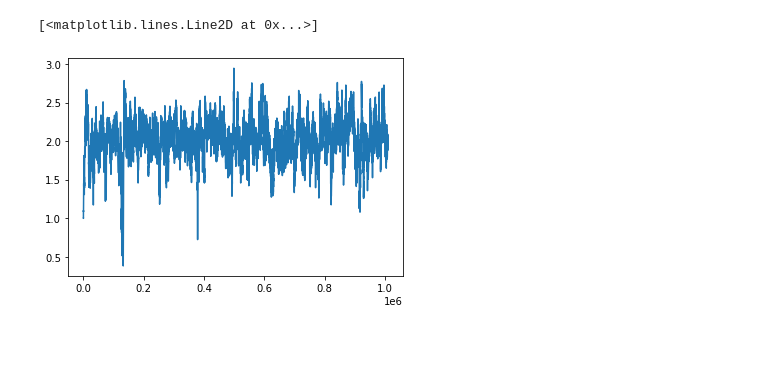
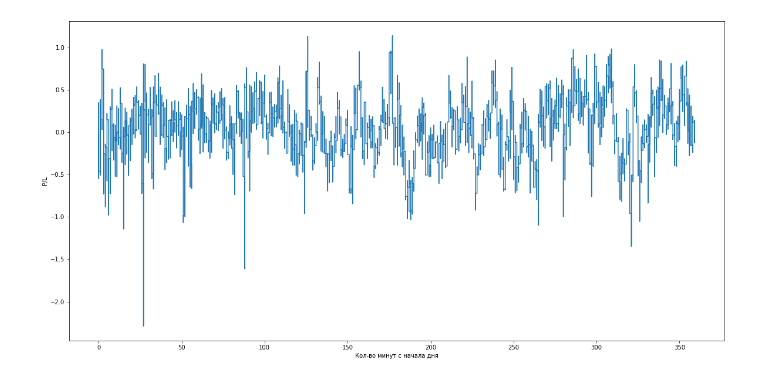
Before and after one commit to Andrlluuk/Market-Making-Optimal-Quoting, a Jupyter notebook: simulator(HW2).ipynb, the cells around one changed output. Cells and saved outputs as stored; diff of their text form; code cells hidden in the pictures; blank space fills up the shorter version.

Commit message:
fix problems with weight, plot capital moving from start capital=0

```diff
--- a/simulator(HW2).ipynb
+++ b/simulator(HW2).ipynb
@@ -118,7 +118,7 @@ def prepare_data(path: str, currency: str) -> Data:
     Unpacking data, and create Data class
     """
     lobs = pd.read_csv(f'./{currency}usdt_Binance_LinearPerpetual/lobs.csv', skipinitialspace=True)
-    lobs = lobs[lobs.receive_ts <= 1655964000000000000]
+    lobs = lobs[lobs.receive_ts<= 1655964000000000000]
     trades = pd.read_csv(f'./{currency}usdt_Binance_LinearPerpetual/trades.csv', skipinitialspace=True)
     trades = trades[trades.receive_ts <= 1655964000000000000]
 
@@ -180,7 +180,7 @@ class Strategy:
 
     def update_weight(self):
         """Bernoulli random value - it's parameter goes to 0 if amount of active tends to max_pos"""
-        weight = (self.max_position - self.active) / (self.max_position)
+        weight = (self.max_position - self.active) / (2*self.max_position)
         if weight > 1:
             self.weight = 1
         elif weight < 0:
@@ -243,9 +243,14 @@ class Strategy:
         self.orders = deque([order for order in self.orders if order.order_id not in executed_order_ids])
 
     def cancel_old_orders(self, sim):
+        if len(self.orders) == 0:
+                return
         while self.orders[0].timestamp + self.t0 <= self.timestamp:
             sim.cancel_order(self.orders[0].order_id)
             self.orders.popleft()
+            if len(self.orders) == 0:
+                return
+
 
 
 
@@ -398,6 +403,6 @@ class Sim:
                                          order=None,
                                          cancel_id=order_id))
 # %%
-strategy = Strategy(4, 0, 1, 2000)
+strategy = Strategy(4, 0, 0, 3000)
 sim = Sim(10, 15)
 strategy.run(sim)
@@ -413,0 +409,2 @@ plt.plot(strategy.currency_dynamics)
+# %%
+timestamps = [pd.to_datetime(trade.timestamp_receive*1e6).hour*60 + pd.to_datetime(trade.timestamp_receive*1e6).minute for trade in strategy.trades]
@@ -414,5 +429,8 @@ plt.plot(strategy.currency_dynamics)
 # %%
-plt.plot(strategy.active_dynamics)
+plt.figure(figsize=(20,10))
+plt.plot(timestamps, strategy.active_dynamics)
+plt.xlabel("Кол-во минут с начала дня")
+plt.ylabel("P/L")
+plt.show()
 # %% [output]
-[<matplotlib.lines.Line2D at 0x...>]
-[figure, old version]
+[figure, new version]
```
Also changed, not shown: parts of 5 cells of this notebook.
